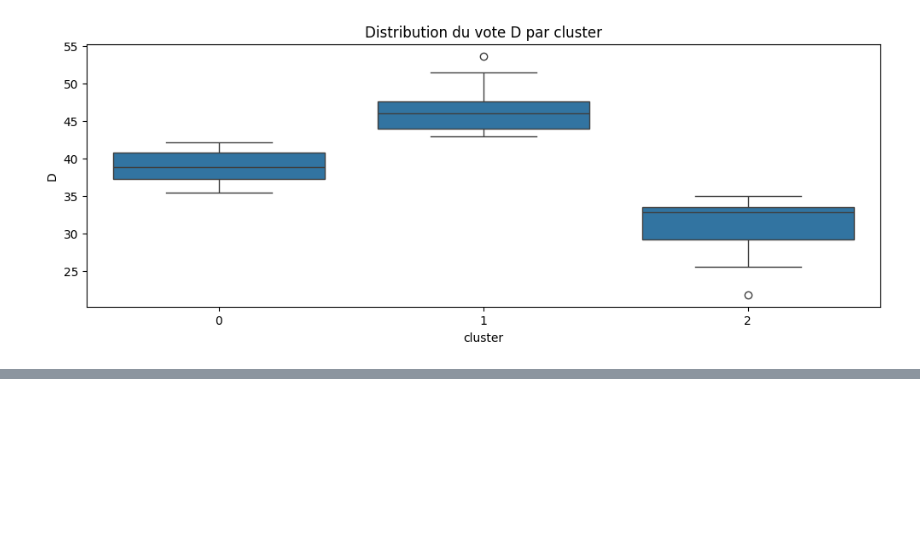
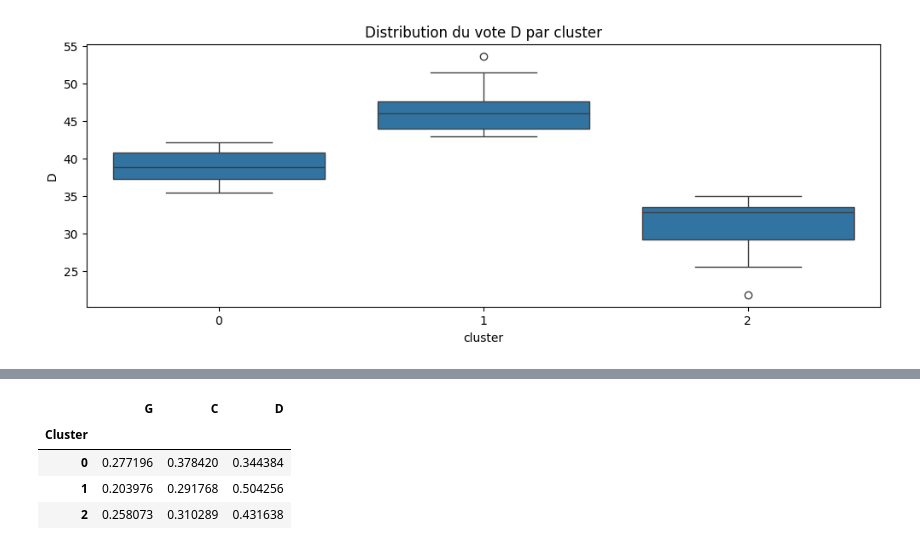
Before and after one commit to zuulaika/Projet-python, a Jupyter notebook: modelistion.ipynb, the cells around one changed output, grey strips where cells are left out. Drawn from its saved outputs; the diff is of its cells as text; code cells hidden in the pictures; blank space fills up the shorter version.

```diff
--- a/modelistion.ipynb
+++ b/modelistion.ipynb
@@ -112,0 +136,11 @@ plt.show()
+# %%
+k = 3
+km = KMeans(n_clusters=k, random_state=42)
+df2["Cluster"] = km.fit_predict(X_scaled)
+df2.groupby("Cluster")[["G","C","D"]].mean()
+# %% [output]
+|  | G | C | D |
+| Cluster |  |  |  |
+| 0 | 0.277196 | 0.378420 | 0.344384 |
+| 1 | 0.203976 | 0.291768 | 0.504256 |
+| 2 | 0.258073 | 0.310289 | 0.431638 |
```
Also changed, not shown: parts of 1 cell of this notebook, 2 other files.
